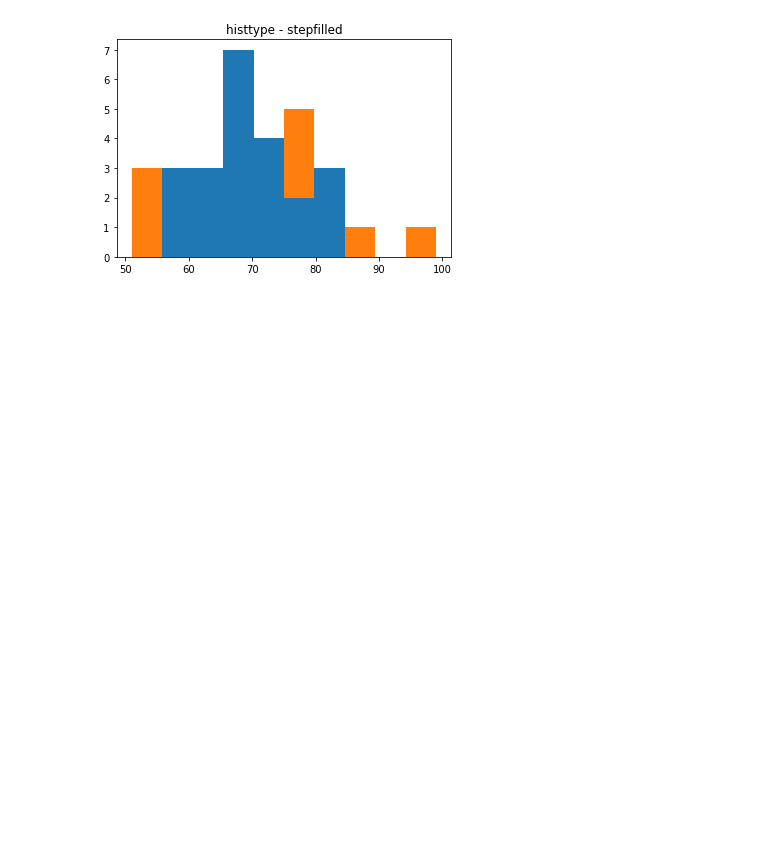
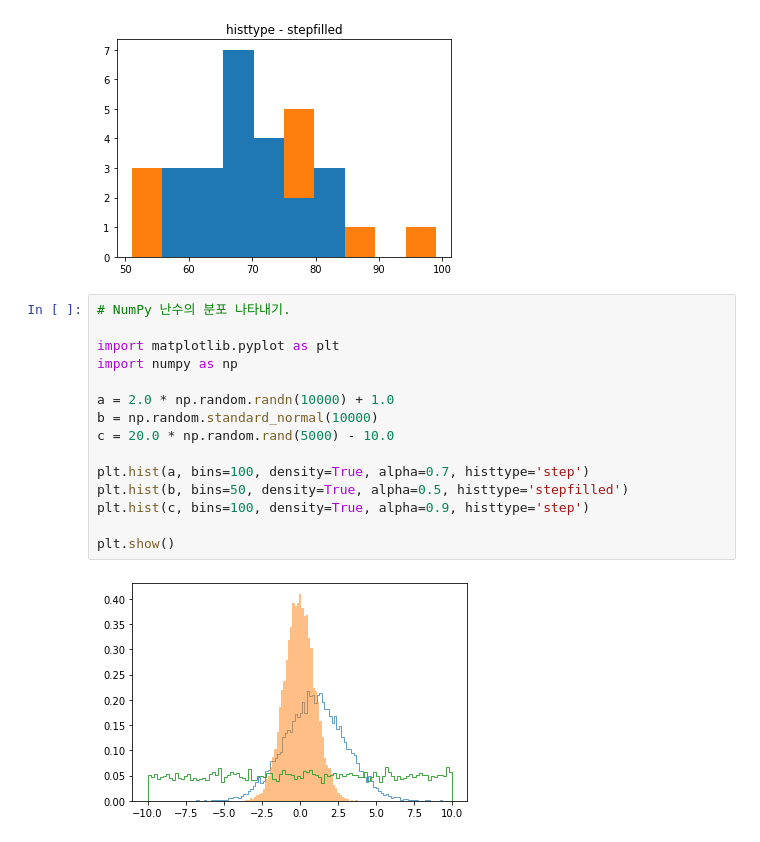
Before and after one commit to goodDev-junhyuk/JupyterNotebook, a Jupyter notebook: Matploblib.ipynb, the cells around one changed output. Drawn from its saved outputs; the diff is of its cells as text; blank space fills up the shorter version.

```diff
--- a/Matploblib.ipynb
+++ b/Matploblib.ipynb
@@ -435,3 +435,20 @@ plt.show()
 [figure]
 [figure]
 [figure]
+# %%
+# NumPy 난수의 분포 나타내기.
+
+import matplotlib.pyplot as plt
+import numpy as np
+
+a = 2.0 * np.random.randn(10000) + 1.0
+b = np.random.standard_normal(10000)
+c = 20.0 * np.random.rand(5000) - 10.0
+
+plt.hist(a, bins=100, density=True, alpha=0.7, histtype='step')
+plt.hist(b, bins=50, density=True, alpha=0.5, histtype='stepfilled')
+plt.hist(c, bins=100, density=True, alpha=0.9, histtype='step')
+
+plt.show()
+# %% [output]
+[figure, added]
```
